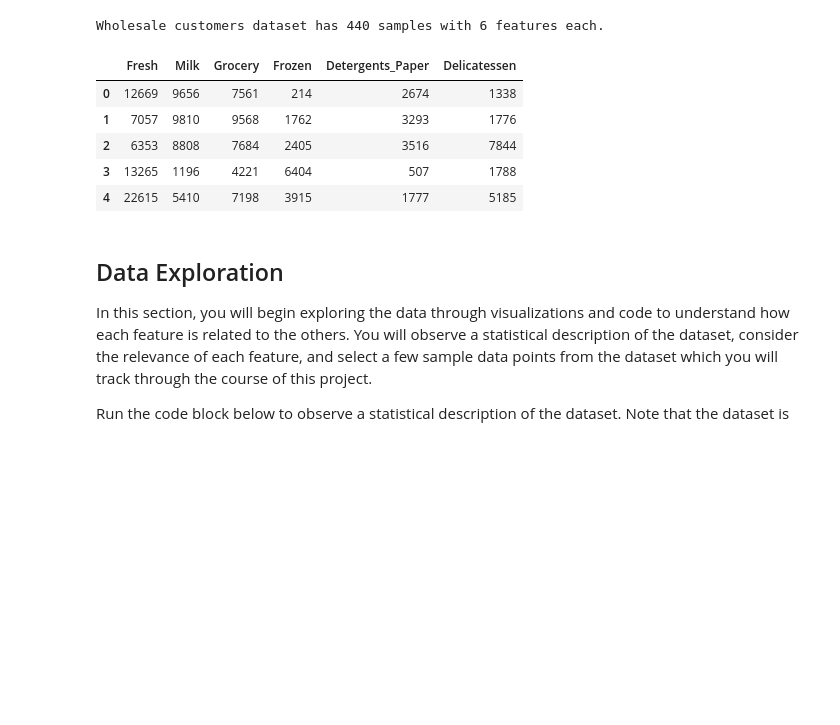
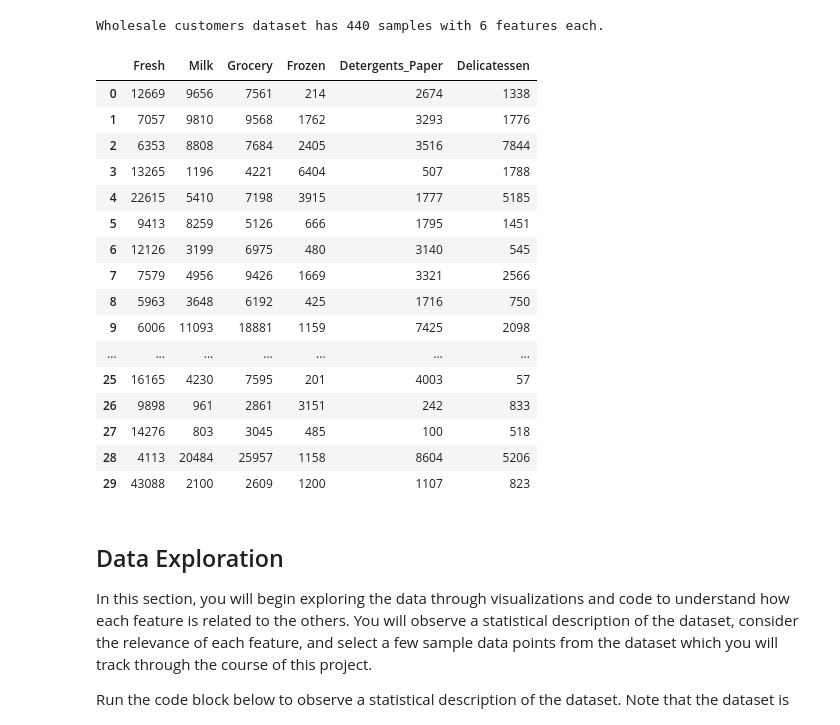
Before and after one commit to gotamist/other, a Jupyter notebook: clustering/customer_segments/customer_segments.ipynb, the cells around one changed output. Saved outputs shown, nothing was run; the diff lists cells and outputs as text; code cells hidden in the pictures; blank space fills up the shorter version.

```diff
--- a/clustering/customer_segments/customer_segments.ipynb
+++ b/clustering/customer_segments/customer_segments.ipynb
@@ -39,14 +39,25 @@ except:
 # %% [output]
 Wholesale customers dataset has 440 samples with 6 features each.
 # %%
-data.head()
+data.head(30)
 # %% [output]
 |  | Fresh | Milk | Grocery | Frozen | Detergents_Paper | Delicatessen |
 | 0 | 12669 | 9656 | 7561 | 214 | 2674 | 1338 |
 | 1 | 7057 | 9810 | 9568 | 1762 | 3293 | 1776 |
 | 2 | 6353 | 8808 | 7684 | 2405 | 3516 | 7844 |
 | 3 | 13265 | 1196 | 4221 | 6404 | 507 | 1788 |
 | 4 | 22615 | 5410 | 7198 | 3915 | 1777 | 5185 |
+| 5 | 9413 | 8259 | 5126 | 666 | 1795 | 1451 |
+| 6 | 12126 | 3199 | 6975 | 480 | 3140 | 545 |
+| 7 | 7579 | 4956 | 9426 | 1669 | 3321 | 2566 |
+| 8 | 5963 | 3648 | 6192 | 425 | 1716 | 750 |
+| 9 | 6006 | 11093 | 18881 | 1159 | 7425 | 2098 |
+| ... | ... | ... | ... | ... | ... | ... |
+| 25 | 16165 | 4230 | 7595 | 201 | 4003 | 57 |
+| 26 | 9898 | 961 | 2861 | 3151 | 242 | 833 |
+| 27 | 14276 | 803 | 3045 | 485 | 100 | 518 |
+| 28 | 4113 | 20484 | 25957 | 1158 | 8604 | 5206 |
+| 29 | 43088 | 2100 | 2609 | 1200 | 1107 | 823 |
 # %% [markdown]
 ## Data Exploration
 In this section, you will begin exploring the data through visualizations and code to understand how each feature is related to the others. You will observe a statistical description of the dataset, consider the relevance of each feature, and select a few sample data points from the dataset which you will track through the course of this project.
```
Also changed, not shown: parts of 21 cells of this notebook.
